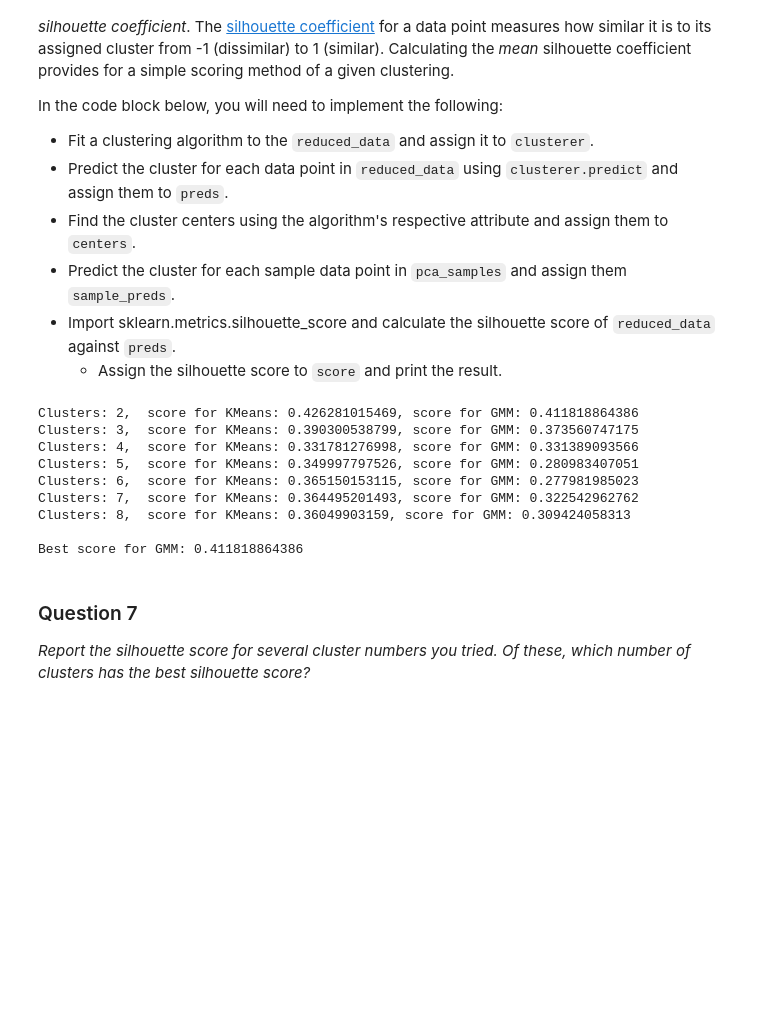
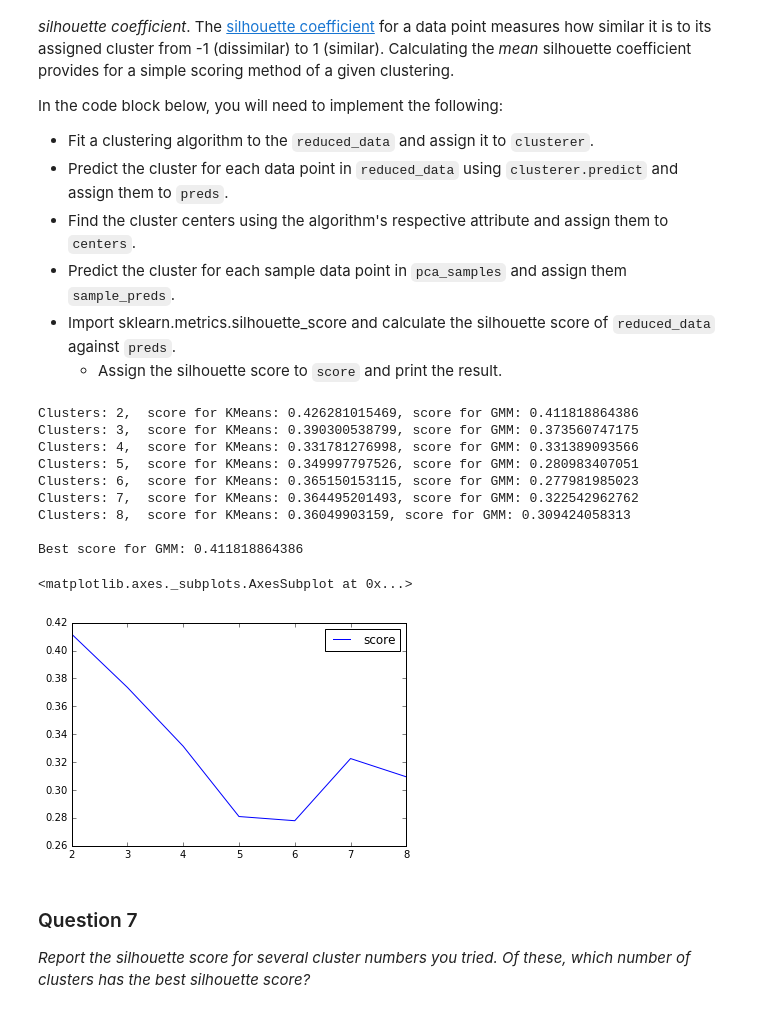
Before and after one commit to llathrop/creating_customer_segments, a Jupyter notebook: customer_segments.ipynb, the cells around one changed output. Cells and saved outputs as stored; diff of their text form; code cells hidden in the pictures; blank space fills up the shorter version.

Commit message:
feat: add graph for cluster scores

```diff
--- a/customer_segments.ipynb
+++ b/customer_segments.ipynb
@@ -459,27 +459,33 @@ for numClusters in clusterSizes: # test a variety of cluster sizes
         highscore=scoreGMM[-1]
 
 
-clusterer = clustererHigh
-preds = predsHigh
-centers = centersHigh
-score = highscore
-
-# TODO: Predict the cluster for each transformed sample data point
-sample_preds = clusterer.predict(pca_samples)
-
-for i in range(len(scoreKMeans)):
-    print "Clusters: {}, ".format(clusterSizes[i]),"score for KMeans: {},".format(scoreKMeans[i]),"score for GMM: {}".format(scoreGMM[i])
-print "\nBest score for {}:".format(clusterer.__class__.__name__),score
+print "scores calculated"
-# %% [output]
-Clusters: 2,  score for KMeans: 0.426281015469, score for GMM: 0.411818864386
-Clusters: 3,  score for KMeans: 0.390300538799, score for GMM: 0.373560747175
-Clusters: 4,  score for KMeans: 0.331781276998, score for GMM: 0.331389093566
-Clusters: 5,  score for KMeans: 0.349997797526, score for GMM: 0.280983407051
-Clusters: 6,  score for KMeans: 0.365150153115, score for GMM: 0.277981985023
-Clusters: 7,  score for KMeans: 0.364495201493, score for GMM: 0.322542962762
-Clusters: 8,  score for KMeans: 0.36049903159, score for GMM: 0.309424058313
-
-Best score for GMM: 0.411818864386
+# %%
+clusterer = clustererHigh
+preds = predsHigh
+centers = centersHigh
+score = highscore
+
+# TODO: Predict the cluster for each transformed sample data point
+sample_preds = clusterer.predict(pca_samples)
+
+for i in range(len(scoreKMeans)):
+    print "Clusters: {}, ".format(clusterSizes[i]),"score for KMeans: {},".format(scoreKMeans[i]),"score for GMM: {}".format(scoreGMM[i])
+print "\nBest score for {}:".format(clusterer.__class__.__name__),score
+
+pd.DataFrame(scoreGMM,columns = ['score'], index=clusterSizes).plot()
+# %% [output]
+Clusters: 2,  score for KMeans: 0.426281015469, score for GMM: 0.411818864386
+Clusters: 3,  score for KMeans: 0.390300538799, score for GMM: 0.373560747175
+Clusters: 4,  score for KMeans: 0.331781276998, score for GMM: 0.331389093566
+Clusters: 5,  score for KMeans: 0.349997797526, score for GMM: 0.280983407051
+Clusters: 6,  score for KMeans: 0.365150153115, score for GMM: 0.277981985023
+Clusters: 7,  score for KMeans: 0.364495201493, score for GMM: 0.322542962762
+Clusters: 8,  score for KMeans: 0.36049903159, score for GMM: 0.309424058313
+
+Best score for GMM: 0.411818864386
+<matplotlib.axes._subplots.AxesSubplot at 0x...>
+[figure, added]
 # %% [markdown]
 ### Question 7
 *Report the silhouette score for several cluster numbers you tried. Of these, which number of clusters has the best silhouette score?*
```
